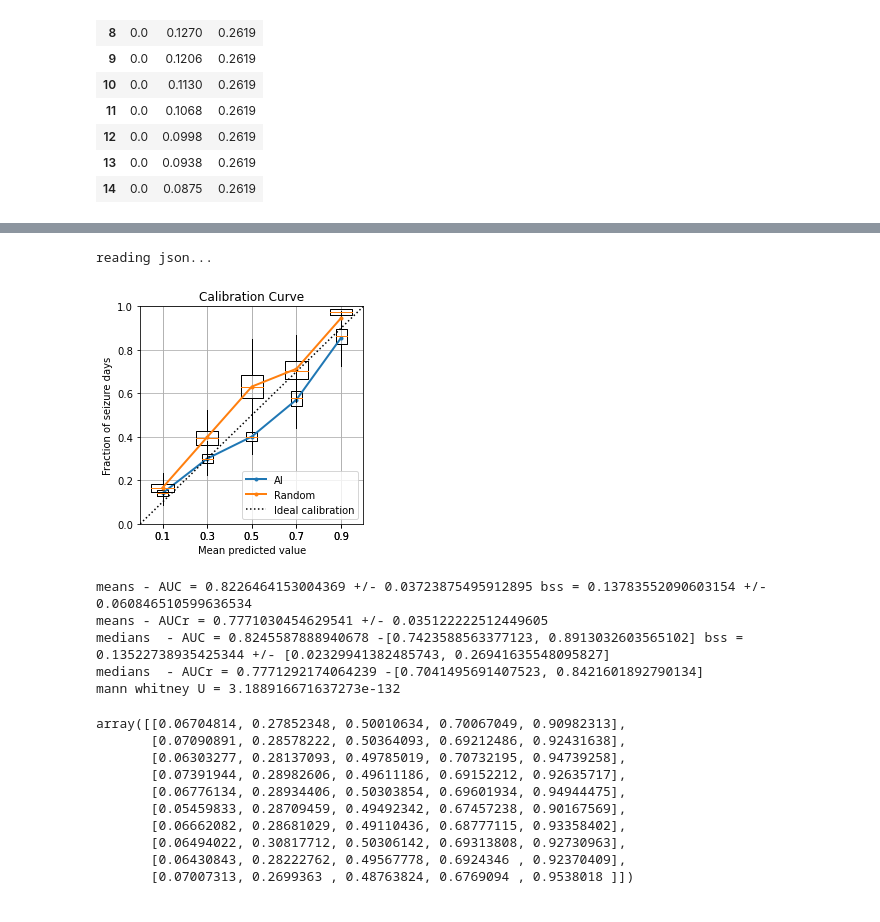
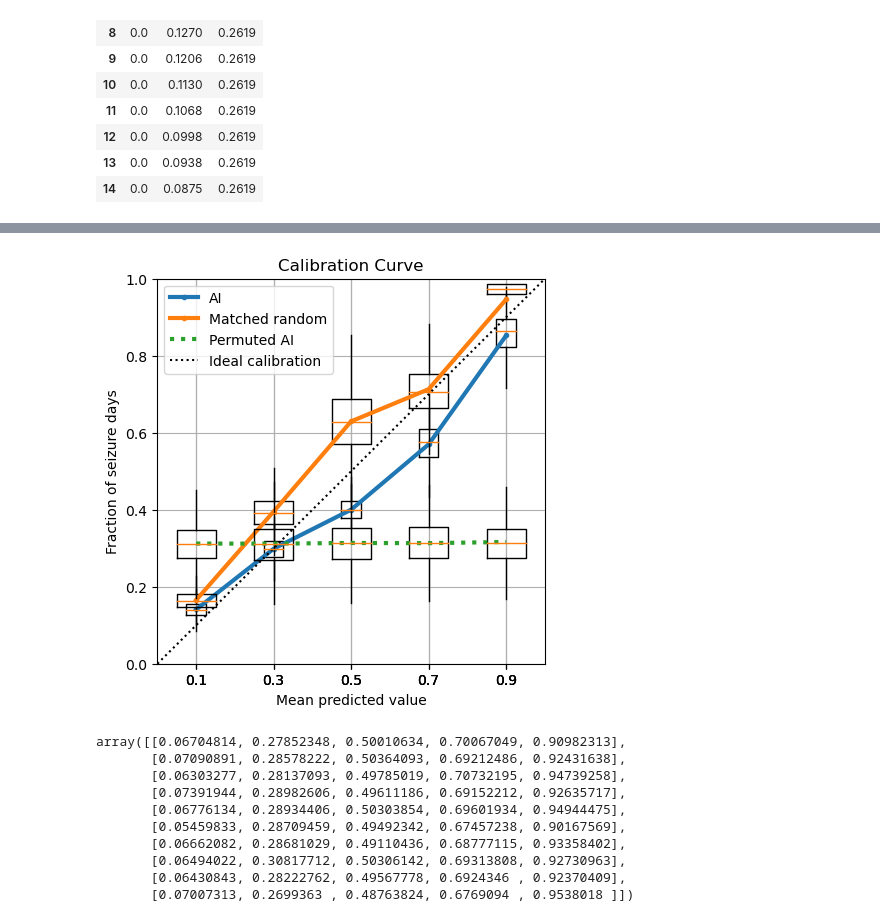
Before and after one commit to GoldenholzLab/deepManCode, a Jupyter notebook: prospectiveSUM.ipynb, the cells around one changed output, grey strips where cells are left out. Cells and saved outputs as stored; diff of their text form; code cells hidden in the pictures.

Commit message:
updates analysis of the calibration curve Fig 1

```diff
--- a/prospectiveSUM.ipynb
+++ b/prospectiveSUM.ipynb
@@ -740,7 +740,7 @@ def get_bin_inds(pred):
             indlist.append(K)
     return indlist
 
-def get_the_calibration_plot_for_all(filePre,saveTF):
+def get_the_calibration_plot_for_all(filePre):
     maxN = 46
     BSSlist = np.zeros(maxN)
     theLIST = np.ones((maxN,8))*(-1)
@@ -757,6 +757,7 @@ def get_the_calibration_plot_for_all(filePre,saveTF):
     aucR = np.zeros(REPS)
     prob_true = -np.ones((REPS,5))
     prob_trueR = -np.ones((REPS,5))
+    prob_trueP = -np.ones((REPS,5))
 
     for thisREP in trange(REPS):
         newlist = rng.choice(np.arange(maxN),maxN,replace=True)
@@ -824,55 +825,63 @@ def get_the_calibration_plot_for_all(filePre,saveTF):
         fpr, tpr, thresholds = metrics.roc_curve(p['y'], p['RMR'], pos_label=1)
         aucR[thisREP] = metrics.auc(fpr,tpr)
         #print(f'BSS = {BSS} AUC = {auc}')
         bin_inds = get_bin_inds(p['pred'])
         prob_true[thisREP,bin_inds], dummy = calibration_curve(p['y'], p['pred'], n_bins=5)
         bin_inds = get_bin_inds(p['RMR'])
         prob_trueR[thisREP,bin_inds], dummy = calibration_curve(p['y'], p['RMR'], n_bins=5)
+        permutedPred = np.random.permutation(p['pred'])
+        bin_inds = get_bin_inds(permutedPred)
+        prob_trueP[thisREP,bin_inds], dummy = calibration_curve(p['y'], permutedPred, n_bins=5)
 
     #labels=['AI 0-.2','AI .2-.4','AI .4-.6','AI .6-.8','AI .8-1']
     #labels=['Random 0-.2','Random .2-.4','Random .4-.6','Random .6-.8','Random .8-1']
-    plt.figure(figsize=(4,4))
+
+
+
+    print(f'means - AUC = {np.mean(auc)} +/- {np.std(auc)} bss = {np.mean(BSS)} +/- {np.std(BSS)}')
+    print(f'means - AUCr = {np.mean(aucR)} +/- {np.std(aucR)}')
+    print(f'medians  - AUC = {np.median(auc)} -{[np.percentile(auc,2.5),np.percentile(auc,97.5)]} bss = {np.median(BSS)} +/- {[np.percentile(BSS,2.5),np.percentile(BSS,97.5)]}')
+    print(f'medians  - AUCr = {np.median(aucR)} -{[np.percentile(aucR,2.5),np.percentile(aucR,97.5)]}')
+    s,p = scipy.stats.mannwhitneyu(auc,aucR)
+    print(f'mann whitney U = {p}')
+    return prob_true,prob_trueR,prob_trueP
+
+def make_plot_of_calibration(prob_true,prob_trueR,prob_trueP,saveTF=True):
+    plt.figure(figsize=(5,5))
     plt.boxplot(prob_true,positions=[.1,.3,.5,.7,.9],showfliers=False,widths=0.05,showcaps=False)
     meanK = np.zeros(5)
     for K in range(5):
         meanK[K] = np.mean(prob_true[prob_true[:,K]>=0,K])
-    plt.plot([.1,.3,.5,.7,.9],meanK,'.-',label='AI',linewidth=2)
+    plt.plot([.1,.3,.5,.7,.9],meanK,'.-',label='AI',linewidth=3)
     plt.boxplot(prob_trueR,positions=[.1,.3,.5,.7,.9],showfliers=False,widths=0.1,showcaps=False)
     meanK = np.zeros(5)
     for K in range(5):
         meanK[K] = np.mean(prob_trueR[prob_trueR[:,K]>=0,K])
-    plt.plot([.1,.3,.5,.7,.9],meanK,'.-',label='Random',linewidth=2)
+    plt.plot([.1,.3,.5,.7,.9],meanK,'.-',label='Matched random',linewidth=3)
+    plt.boxplot(prob_trueP,positions=[.1,.3,.5,.7,.9],showfliers=False,widths=0.1,showcaps=False)
+    meanK = np.zeros(5)
+    for K in range(5):
+        meanK[K] = np.mean(prob_trueP[prob_trueR[:,K]>=0,K])
+    plt.plot([.1,.3,.5,.7,.9],meanK,':',label='Permuted AI',linewidth=3)
 
     plt.plot([0,1],[0,1],':k',label='Ideal calibration')
     plt.grid(visible=True)
     plt.xlim([0,1])
     plt.ylim([0,1])
     plt.xlabel('Mean predicted value')
     plt.ylabel('Fraction of seizure days')
     plt.title('Calibration Curve')
-    plt.legend()
+    plt.legend(loc='upper left')
+    #plt.legend(loc='upper center', bbox_to_anchor=(0.5, -0.05),
+    #    fancybox=True, shadow=True, ncol=5)
     if saveTF==True:
-        plt.savefig('FigCalibration_curve-v2.tif',dpi=300)
+        plt.savefig('Fig1-Calibration_curve-v3.tif',dpi=300)
     plt.show()
 
-    print(f'means - AUC = {np.mean(auc)} +/- {np.std(auc)} bss = {np.mean(BSS)} +/- {np.std(BSS)}')
-    print(f'means - AUCr = {np.mean(aucR)} +/- {np.std(aucR)}')
-    print(f'medians  - AUC = {np.median(auc)} -{[np.percentile(auc,2.5),np.percentile(auc,97.5)]} bss = {np.median(BSS)} +/- {[np.percentile(BSS,2.5),np.percentile(BSS,97.5)]}')
-    print(f'medians  - AUCr = {np.median(aucR)} -{[np.percentile(aucR,2.5),np.percentile(aucR,97.5)]}')
-    s,p = scipy.stats.mannwhitneyu(auc,aucR)
-    print(f'mann whitney U = {p}')
-
-
-
-get_the_calibration_plot_for_all(filePre='TwoPt',saveTF=True)
+#prob_true,prob_trueR,prob_trueP = get_the_calibration_plot_for_all(filePre='TwoPt',)
+make_plot_of_calibration(prob_true,prob_trueR,prob_trueP,saveTF=True)
 # %% [output]
-reading json...
-[figure, old version]
+[figure, new version]
-means - AUC = 0.8226464153004369 +/- 0.03723875495912895 bss = 0.13783552090603154 +/- 0.060846510599636534
-means - AUCr = 0.7771030454629541 +/- 0.035122222512449605
-medians  - AUC = 0.8245587888940678 -[0.7423588563377123, 0.8913032603565102] bss = 0.13522738935425344 +/- [0.02329941382485743, 0.26941635548095827]
-medians  - AUCr = 0.7771292174064239 -[0.7041495691407523, 0.8421601892790134]
-mann whitney U = 3.188916671637273e-132
 # %%
 prob_pred[0:10,:]
 # %% [output]
```
